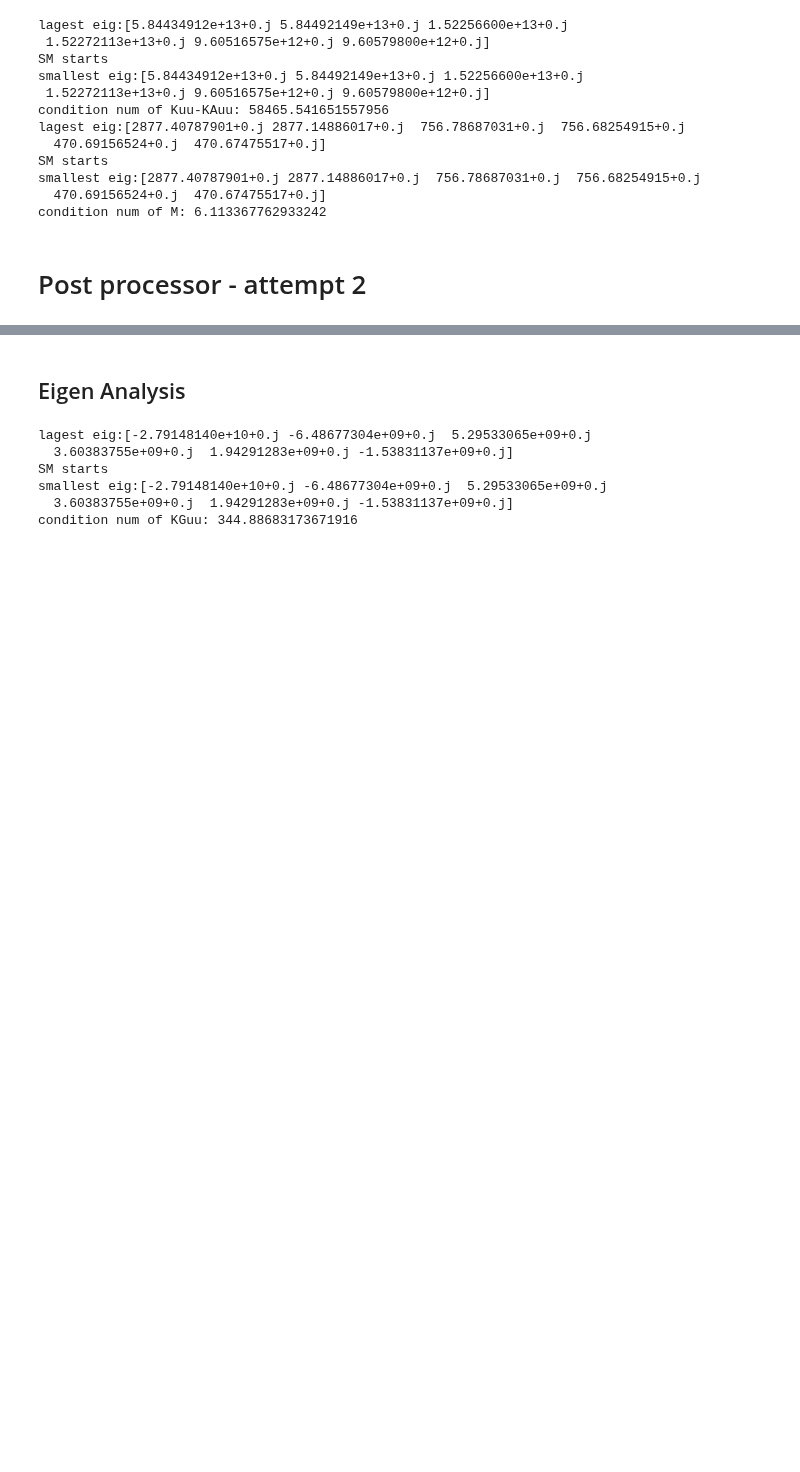
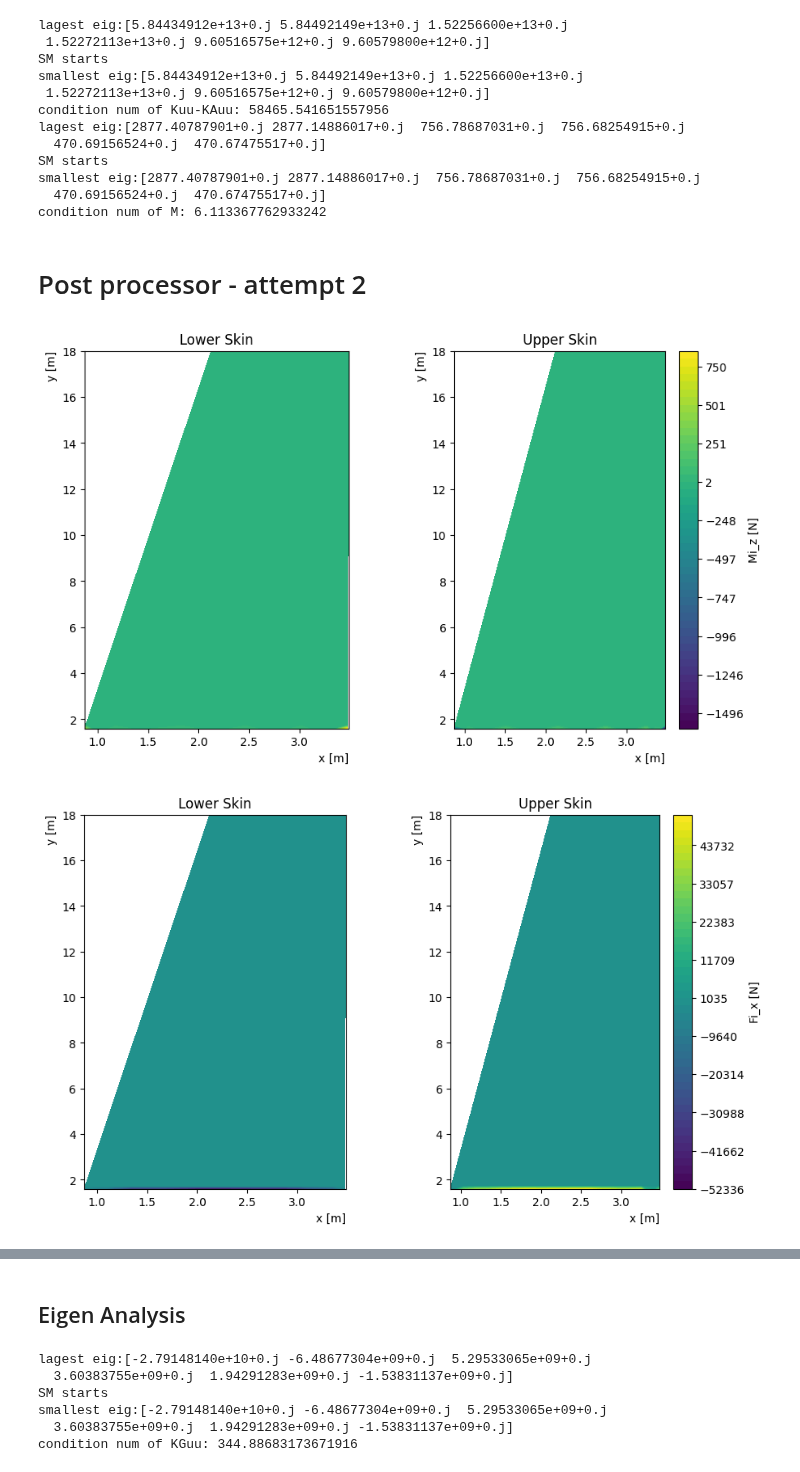
Before and after one commit to MarriccZwei/TWP, a Jupyter notebook: C3/blockstests.ipynb, the cells around one changed output, grey strips where cells are left out. Cells and saved outputs as stored; diff of their text form; code cells hidden in the pictures; blank space fills up the shorter version.

```diff
--- a/C3/blockstests.ipynb
+++ b/C3/blockstests.ipynb
@@ -109,9 +109,12 @@ def update_after_displacement(meshOut:ty.Dict[str, object], sol:ty.Dict[str, obj
 # %%
 fi, KGuu, KG = update_after_displacement(meshOut, sol)
 #NOTE: te very high values in fi are the reaction forces
-# bl.plot_block(fi[0::pf3.DOF], "Fi_x", meshOut, cst.CONSTS, "N")
-# bl.plot_block(fi[1::pf3.DOF], "Fi_y", meshOut, cst.CONSTS, "N")
-# bl.plot_block(fi[2::pf3.DOF], "Fi_z", meshOut, cst.CONSTS, "N")
-# bl.plot_block(fi[3::pf3.DOF], "Mi_x", meshOut, cst.CONSTS, "N")
-# bl.plot_block(fi[4::pf3.DOF], "Mi_y", meshOut, cst.CONSTS, "N")
-# bl.plot_block(fi[5::pf3.DOF], "Mi_z", meshOut, cst.CONSTS, "N")
+bl.plot_block(fi[0::pf3.DOF], "Fi_x", meshOut, cst.CONSTS, "N")
+bl.plot_block(fi[1::pf3.DOF], "Fi_y", meshOut, cst.CONSTS, "N")
+bl.plot_block(fi[2::pf3.DOF], "Fi_z", meshOut, cst.CONSTS, "N")
+bl.plot_block(fi[3::pf3.DOF], "Mi_x", meshOut, cst.CONSTS, "N")
+bl.plot_block(fi[4::pf3.DOF], "Mi_y", meshOut, cst.CONSTS, "N")
+bl.plot_block(fi[5::pf3.DOF], "Mi_z", meshOut, cst.CONSTS, "N")
+# %% [output]
+[figure, added]
+[figure, added]
```
Also changed, not shown: parts of 5 cells of this notebook, 1 other file.
